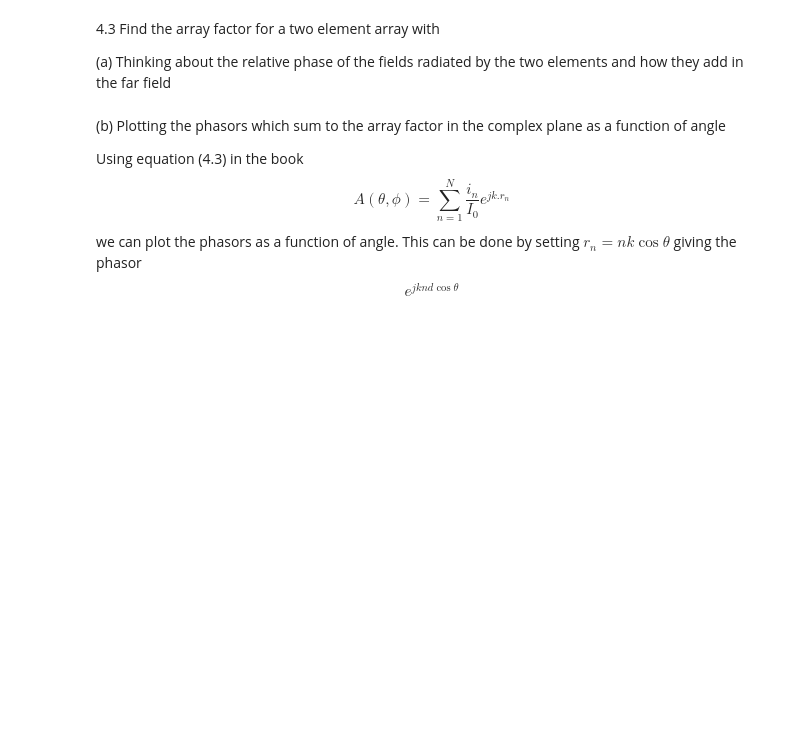
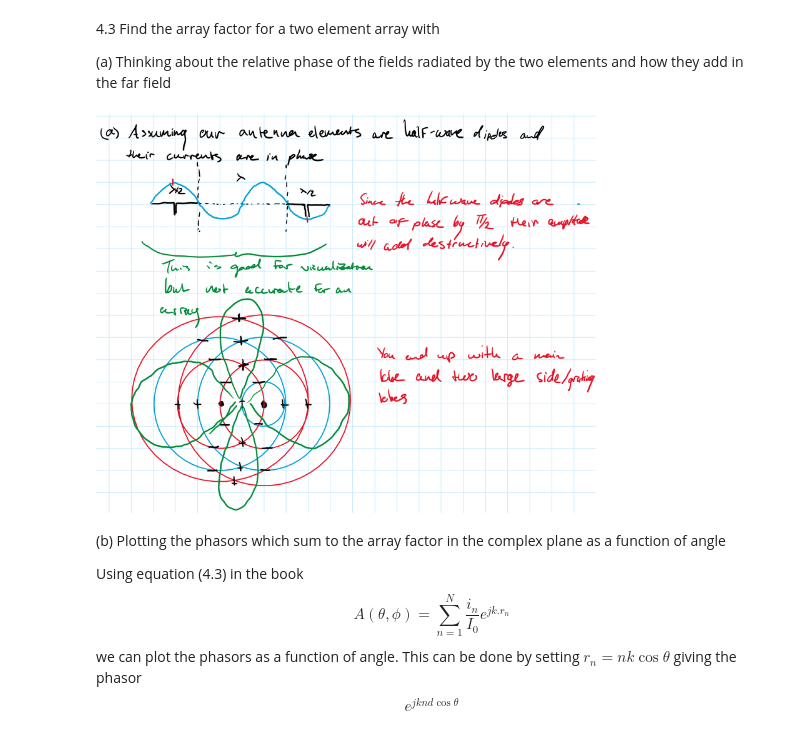
Before and after one commit to Montuck/antenna-software, a Jupyter notebook: hw10.ipynb, the cells around one changed output. Drawn from its saved outputs; the diff is of its cells as text; code cells hidden in the pictures; blank space fills up the shorter version.

```diff
--- a/hw10.ipynb
+++ b/hw10.ipynb
@@ -7,3 +5,12 @@
+# %%
+# python code to include the image
+from IPython.display import Image
+from IPython.core.display import HTML
+
+# show work done by hand
+display(Image("10-a-work.png", width=500, height=500))
+# %% [output]
+[figure, added]
 # %% [markdown]
 (b) Plotting the phasors which sum to the array factor in the complex plane as a function of angle
 
```
Also changed, not shown: parts of 2 cells of this notebook.
